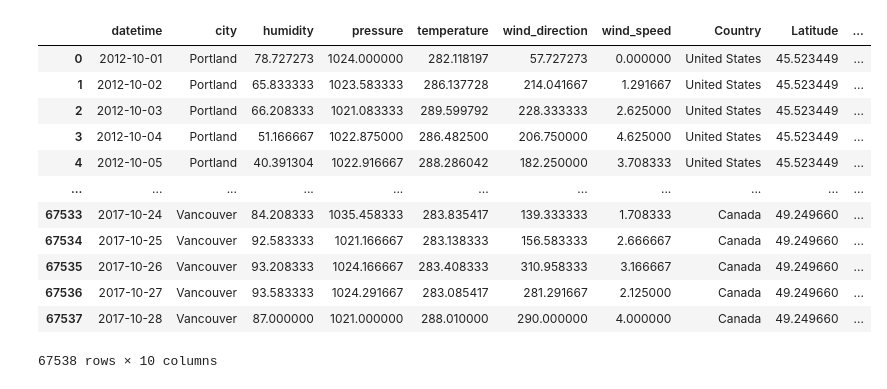
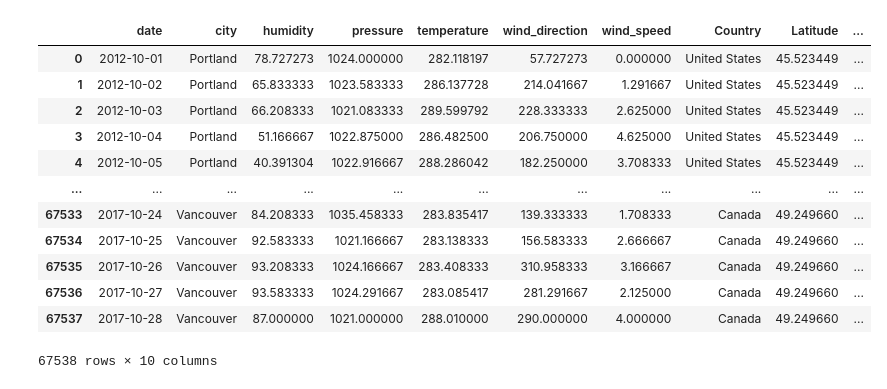
Before and after one commit to julianskywalker/SustainabilityHackathon2022, a Jupyter notebook: code/SustainabilityHackathon2022.ipynb, the cells around one changed output. Saved outputs shown, nothing was run; the diff lists cells and outputs as text; code cells hidden in the pictures.

```diff
--- a/code/SustainabilityHackathon2022.ipynb
+++ b/code/SustainabilityHackathon2022.ipynb
@@ -32,7 +48,7 @@ for key in df_dic.keys():
     df_dic[key]['datetime'] = pd.to_datetime(df_dic[key]['datetime']).apply(datetime.datetime.date)
     df_dic[key] = df_dic[key].groupby('datetime').mean()
     df_dic[key] = df_dic[key].stack(0).reset_index()
-    df_dic[key].rename(columns={'datetime':'datetime','level_1':'city', 0:key}, inplace=True)
+    df_dic[key].rename(columns={'datetime':'date','level_1':'city', 0:key}, inplace=True)
 df_hum, df_pre, df_tem, df_windD, df_windS = df_dic.values()
 # %%
 df_final = df_hum
@@ -40,6 +56,6 @@ for key in df_dic.keys():
     if key == 'humidity':
         continue
     else:
-        df_final=df_final.merge(df_dic[key], on=['datetime', 'city'])
+        df_final=df_final.merge(df_dic[key], on=['date', 'city'])
 df_final
 # %% [output]
@@ -59,9 +75,10 @@ df_final
 # %%
 df_city.rename(columns={'City':'city'}, inplace=True)
 # %%
-df_final.merge(df_city, on=['city'])
+df_final = df_final.merge(df_city, on=['city'])
+df_final
 # %% [output]
-|  | datetime | city | humidity | pressure | temperature | wind_direction | wind_speed | Country | Latitude | ... |
+|  | date | city | humidity | pressure | temperature | wind_direction | wind_speed | Country | Latitude | ... |
 | 0 | 2012-10-01 | Portland | 78.727273 | 1024.000000 | 282.118197 | 57.727273 | 0.000000 | United States | 45.523449 | ... |
 | 1 | 2012-10-02 | Portland | 65.833333 | 1023.583333 | 286.137728 | 214.041667 | 1.291667 | United States | 45.523449 | ... |
 | 2 | 2012-10-03 | Portland | 66.208333 | 1021.083333 | 289.599792 | 228.333333 | 2.625000 | United States | 45.523449 | ... |
```
Also changed, not shown: parts of 9 cells of this notebook, 1 other file.
